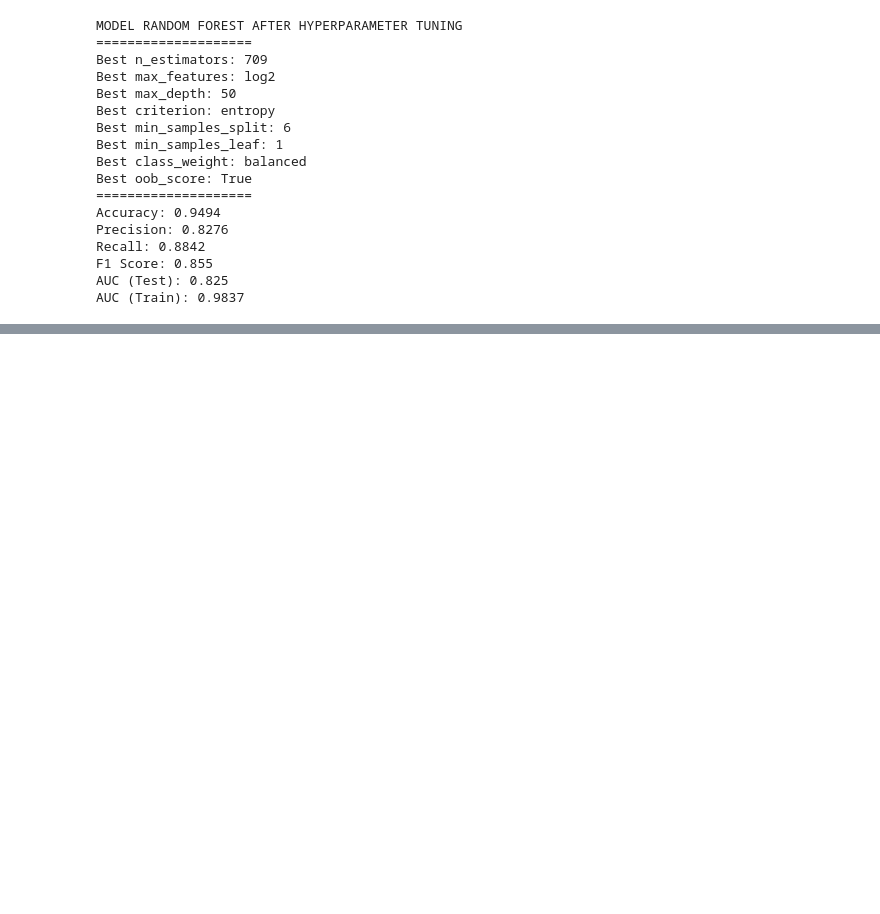
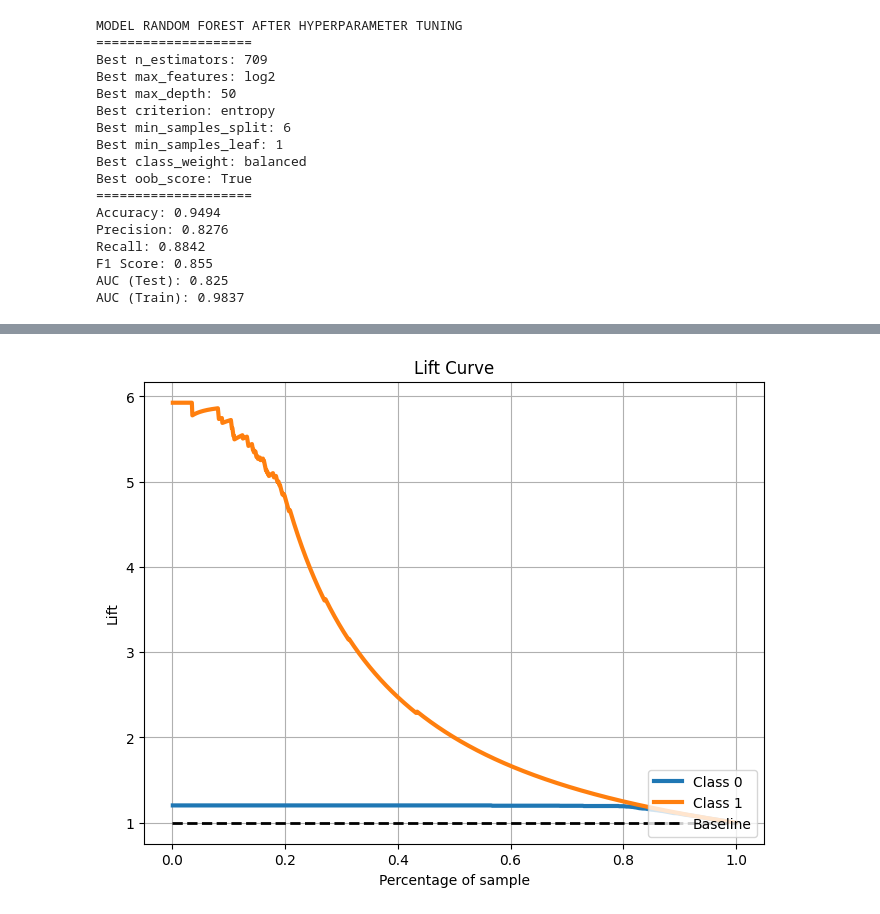
Before and after one commit to RaulSandj/E-Commerce-Churn-Analysis-and-Prediction, a Jupyter notebook: EcommAnalysis.ipynb, the cells around one changed output, grey strips where cells are left out. Drawn from its saved outputs; the diff is of its cells as text; code cells hidden in the pictures; blank space fills up the shorter version.

```diff
--- a/EcommAnalysis.ipynb
+++ b/EcommAnalysis.ipynb
@@ -1072,4 +1150,6 @@ plt.show()
 # %%
-skplt.metrics.plot_lift_curve(df_final_test['ProdTaken'],tuned_xgb.predict_proba(X_test),figsize=(8,6))
+skplt.metrics.plot_lift_curve(df_final_test['Churn'],tuned_xgb.predict_proba(X_test),figsize=(8,6))
 plt.savefig('img/lift.png')
 plt.show()
+# %% [output]
+[figure, added]
```
Also changed, not shown: parts of 12 cells of this notebook.
